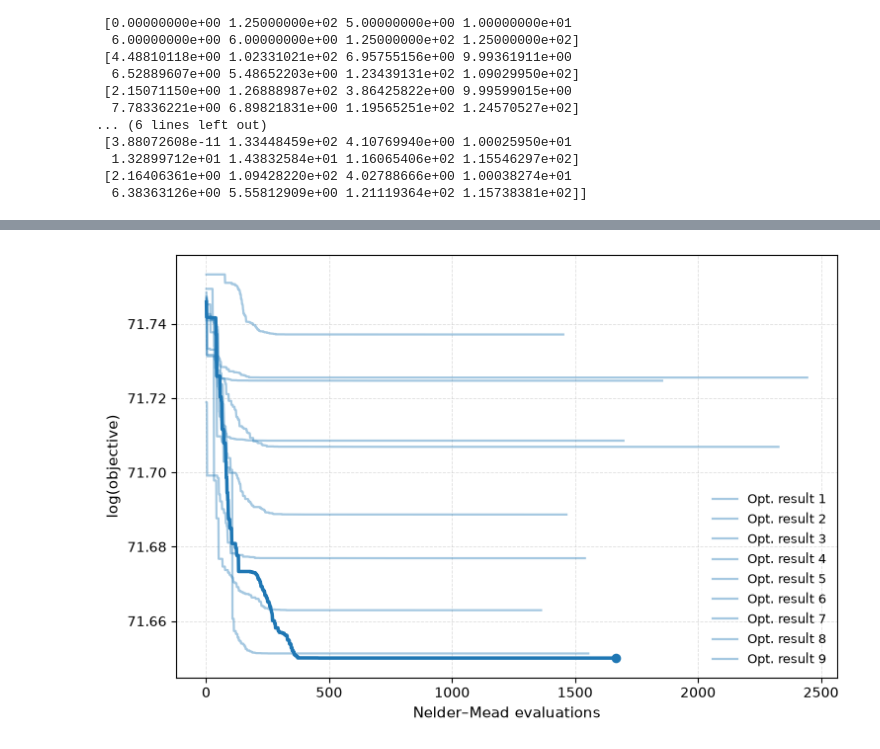
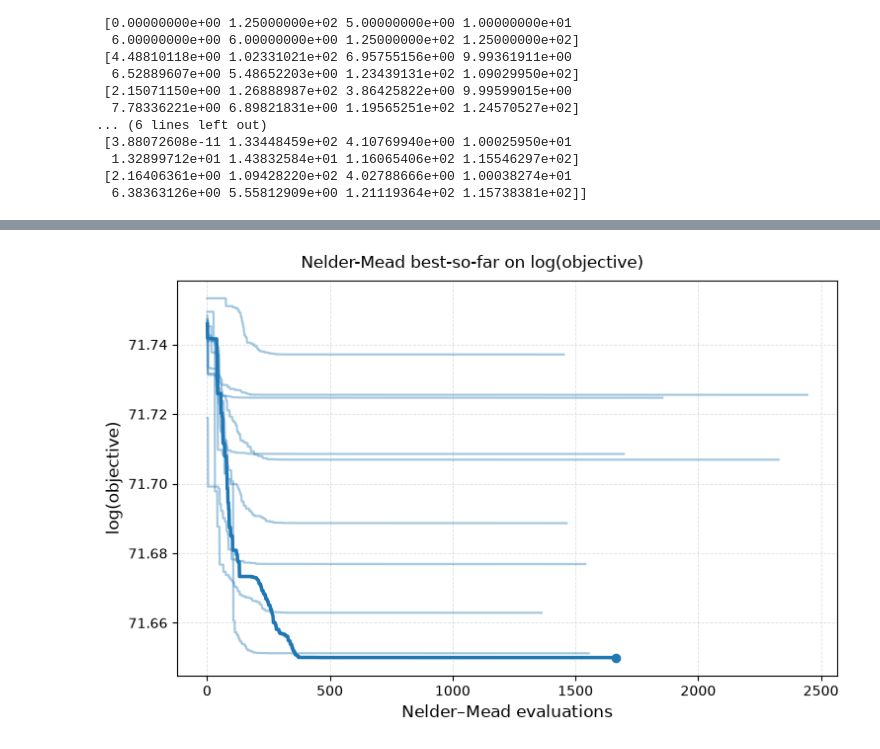
Before and after one commit to william-w05/toaster, a Jupyter notebook: analyze_results.ipynb, the cells around one changed output, grey strips where cells are left out. Drawn from its saved outputs; the diff is of its cells as text; code cells hidden in the pictures.

```diff
--- a/analyze_results.ipynb
+++ b/analyze_results.ipynb
@@ -288,16 +298,14 @@ print(mcmc.fom([0, 128.44919526, 5.33452249, 10, 6.26901851, 6.59042247, 125.138
 # %%
 # stability analysis
 path = "results/08_17_2026_NM_results"
-rerun = [1,3,5,6,8]
 
 def get_best(name):
     df = pd.read_csv(name)
     best_params = mcmc._parse_params(df['Parameters'][np.argmin(df['Value'])], n_params=7)
     return best_params
 
-
-for i in rerun:
-    name = path+f"/nm_evals_{i}.csv"
-    nominal_result, samples, summary=stability_analysis.check_stability(get_best(name), n_samples=20, save_path=path+f"/nm_results_{i}.csv")
+for i in range(10):
+    name = path+f"/nm_evals_{i}"
+    nominal_result, samples, summary=stability_analysis.check_stability(get_best(name), n_samples=20, save_path=path+f"/nm_results_{i}")
 #print(summary)
 #print(nominal_result, samples, summary)
@@ -322,9 +390,19 @@ for i in rerun:
 # %%
-#params_m = mcmc._params_to_m(best_params)
-#spec = fem_vis.toaster_spec(params_m, mesh_size=0.001, mesh_uniform=True)
-mcmc.sim_sweep([0.16899349, 128.74669068, 5.83007533, 10., 9.41222406,  10.9485037, 123.2129638, 124.9380107], plot_all=True)
-
-#fem_vis.plot_best_modes_magnitude_square(best_params, save='results/08_11_2026_stability_analysis_nominal.png')
+# plots for best geometry
+params_mm = best_params
+params_m = mcmc._params_to_m(params_mm)
+specs,results = fem_solve.run_sweep(
+    lambda dx, dy, i: mcmc.make_spec(params_mm, toast_dx=dx, toast_dy=dy, tag=f"x={dx*1e3:.2f}mm"),
+    mcmc.tuning_positions(params_mm, n=4),        # yields (dx, dy, f_guess) per step
+    n_modes=6,
+    n_workers=None,            # every core
+    timeout=600,               # bad geometry fails instead of stalling
+    plot_all=True,          # needed for plot_best_modes
+)
+entries = [(s, r, f"x={x*1e3:.2f} mm")
+            for (x, _y, _f), s, r in zip(mcmc.tuning_positions(params_mm), specs, results)
+            if r["ok"]]
+fem_vis.plot_best_modes_magnitude_square(entries, save=f'results/best_design.png', ncol=2)
 # %%
 for i, params_mm in enumerate(tn_params):
     #best_params_mm = np.asarray([7.83871556e+00, 1.26157650e+02, 9.19378470e+00, 1.75440332e+01, 1.85117677e+01, 1.26545044e+02, 1.25794783e+02])
@@ -405,38 +485,40 @@ ax.scatter(
     best_x[-1],
     np.log(best_vals[-1]),
     color="C0",
     s=35,
     zorder=3,
 )
 
-ax.set_xlabel("Nelder–Mead evaluations", fontsize=11)
-ax.set_ylabel(r"$\log(\mathrm{objective})$", fontsize=11)
+ax.set_xlabel("Nelder–Mead evaluations", fontsize='large')
+ax.set_ylabel(r"$\log(\mathrm{objective})$", fontsize='large')
 
 # Light grid
 ax.grid(
     True,
     which="major",
     linestyle="--",
     linewidth=0.6,
     alpha=0.4,
 )
 
 # Clean up the frame
 #ax.spines["top"].set_visible(False)
 #ax.spines["right"].set_visible(False)
 
 ax.tick_params(axis="both", labelsize=10)
 
 # Small padding around the data
 #ax.margins(x=0.02, y=0.05)
 
 # Only identify the highlighted run
-ax.legend(
-    frameon=False,
-    fontsize=9,
-    loc="best",
-)
+#ax.legend(
+#    frameon=False,
+#    fontsize=9,
+#    loc="best",
+#)
+
+plt.suptitle(r'Nelder-Mead best-so-far on $\log(\text{objective})$')
 
 plt.show()
 # %% [output]
-[figure, old version]
+[figure, new version]
```
Also changed, not shown: parts of 10 cells of this notebook, 7 other files.
